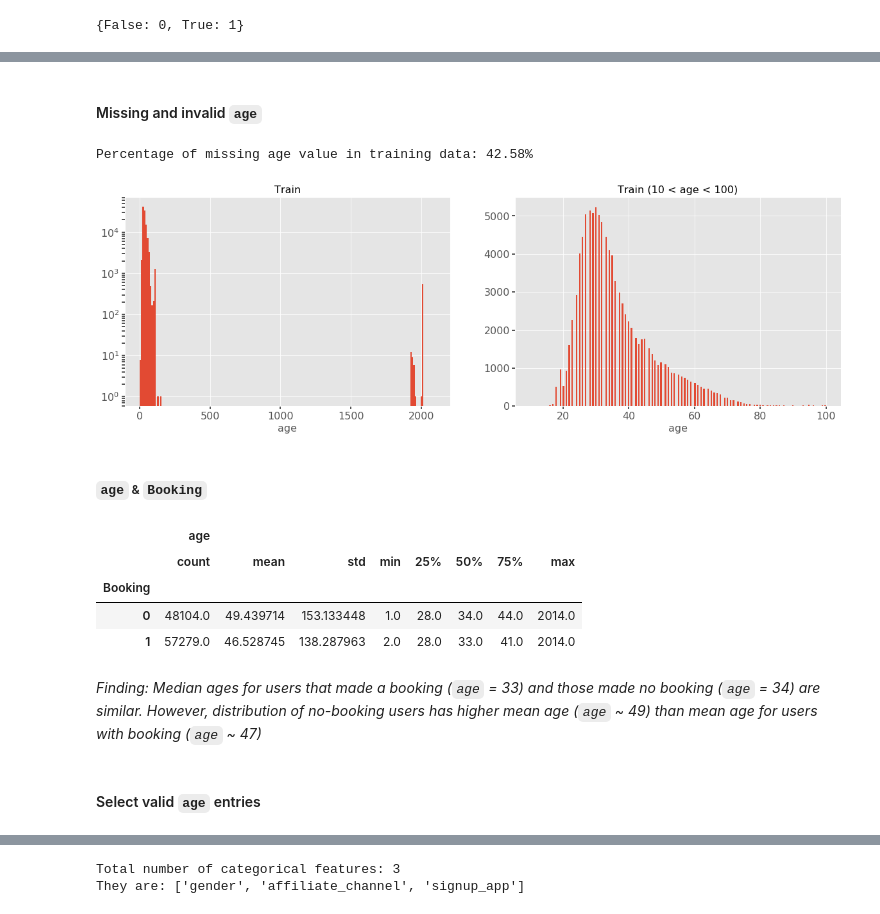
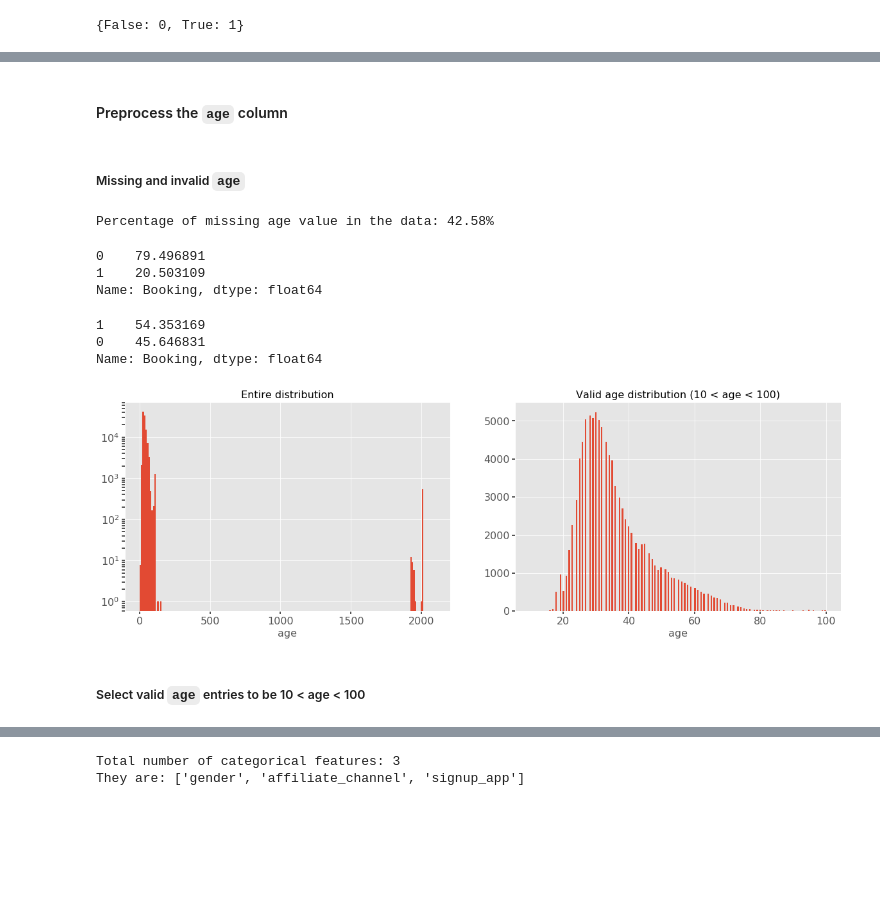
Before and after one commit to xingliuUT/History-Kaggle-Airbnb, a Jupyter notebook: demo.ipynb, the cells around one changed output, grey strips where cells are left out. Cells and saved outputs as stored; diff of their text form; code cells hidden in the pictures; blank space fills up the shorter version.

```diff
--- a/demo.ipynb
+++ b/demo.ipynb
@@ -162,37 +107,43 @@ Name: age, dtype: float64
+# %% [markdown]
+####  Preprocess the `age` column
 # %% [markdown]
-#### Missing and invalid `age`
+##### Missing and invalid `age`
 # %%
-print("Percentage of missing age value in training data: {:.2f}%".format(sum(users_data.age.isnull())/num_rows * 100.))
+print("Percentage of missing age value in the data: {:.2f}%".format(sum(users_data.age.isnull())/num_rows * 100.))
 # %% [output]
-Percentage of missing age value in training data: 42.58%
+Percentage of missing age value in the data: 42.58%
+# %%
+# percentage of booking among users with missing age
+users_data[users_data.age.isnull()].Booking.value_counts(normalize = True) * 100.
+# %% [output]
+0    79.496891
+1    20.503109
+Name: Booking, dtype: float64
+# %%
+# percentage of booking among users with age
+users_data[~users_data.age.isnull()].Booking.value_counts(normalize = True) * 100.
+# %% [output]
+1    54.353169
+0    45.646831
+Name: Booking, dtype: float64
 # %%
 fig, ax = plt.subplots(nrows = 1, ncols = 2, figsize = (20, 6), sharex = False, sharey = False)
+
 ax[0].hist(users_data.age, range = (0, 2100), log = True, bins = 200, normed = False);
 ax[0].tick_params(axis='both',which='both',labelsize=16,\
         length=5,width=2,direction='out');
-ax[0].set_title('Train', fontsize = 16);
+ax[0].set_title('Entire distribution', fontsize = 16);
 ax[0].set_xlabel('age', fontsize = 16);
+
 ax[1].hist(users_data.age, range = (10, 100), log = False, bins = 200, normed = False);
 ax[1].tick_params(axis='both',which='both',labelsize=16,\
         length=5,width=2,direction='out');
-ax[1].set_title('Train (10 < age < 100)', fontsize = 16);
+ax[1].set_title('Valid age distribution (10 < age < 100)', fontsize = 16);
 ax[1].set_xlabel('age', fontsize = 16);
 # %% [output]
-[figure, old version]
+[figure, new version]
-# %% [markdown]
-##### `age` & `Booking`
-# %%
-users_data.loc[:,['age', 'Booking']].groupby('Booking').describe()
-# %% [output]
-|  | age |  |  |  |  |  |  |  |
-|  | count | mean | std | min | 25% | 50% | 75% | max |
-| Booking |  |  |  |  |  |  |  |  |
-| 0 | 48104.0 | 49.439714 | 153.133448 | 1.0 | 28.0 | 34.0 | 44.0 | 2014.0 |
-| 1 | 57279.0 | 46.528745 | 138.287963 | 2.0 | 28.0 | 33.0 | 41.0 | 2014.0 |
-# %% [markdown]
-*Finding: Median ages for users that made a booking (`age` = 33) and those made no booking (`age` = 34) are similar. However, distribution of no-booking users has higher mean age (`age` ~ 49) than mean age for users with booking (`age` ~ 47)*
 # %% [markdown]
-#### Select valid `age` entries
+##### Select valid `age` entries to be 10 < age < 100
 # %%
 valid_age_index = users_data.age.apply(lambda x: 10 < x < 100)
 # %% [markdown]
```
Also changed, not shown: parts of 47 cells of this notebook.
